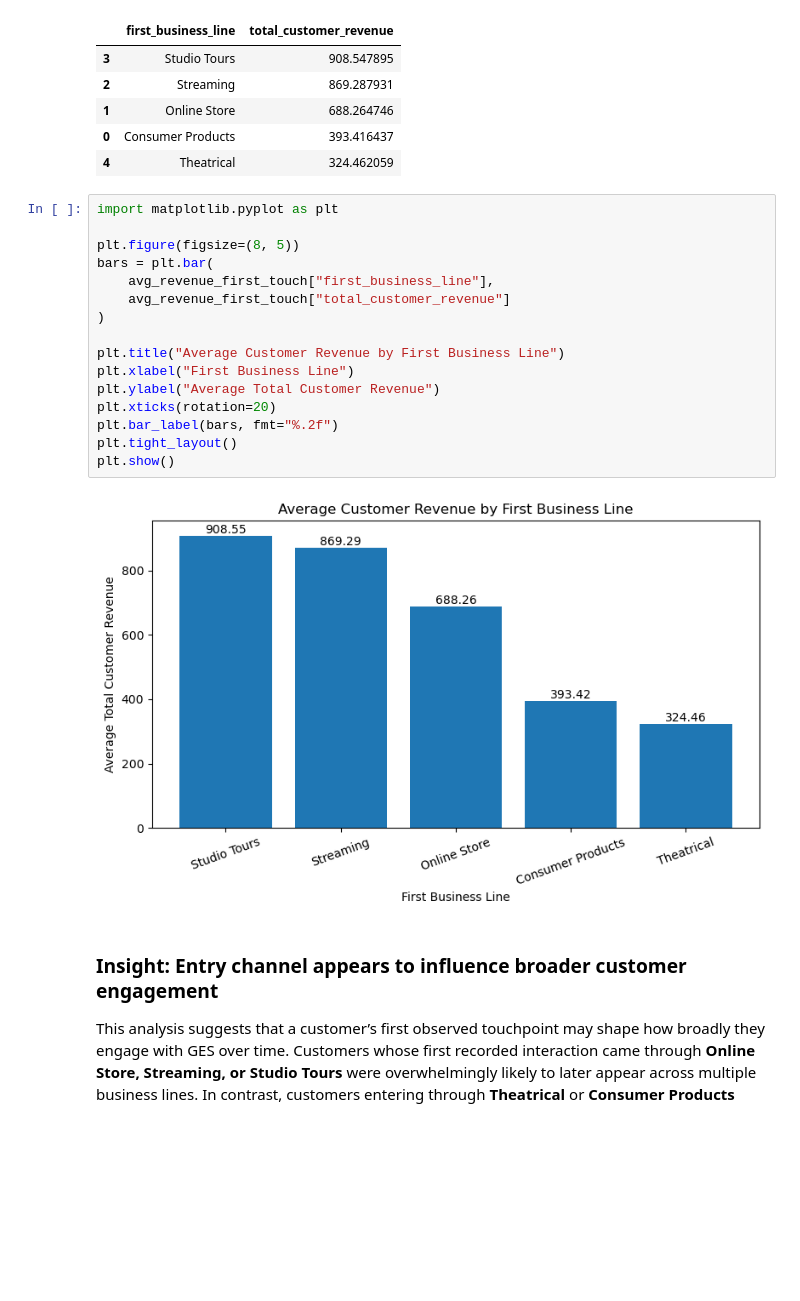
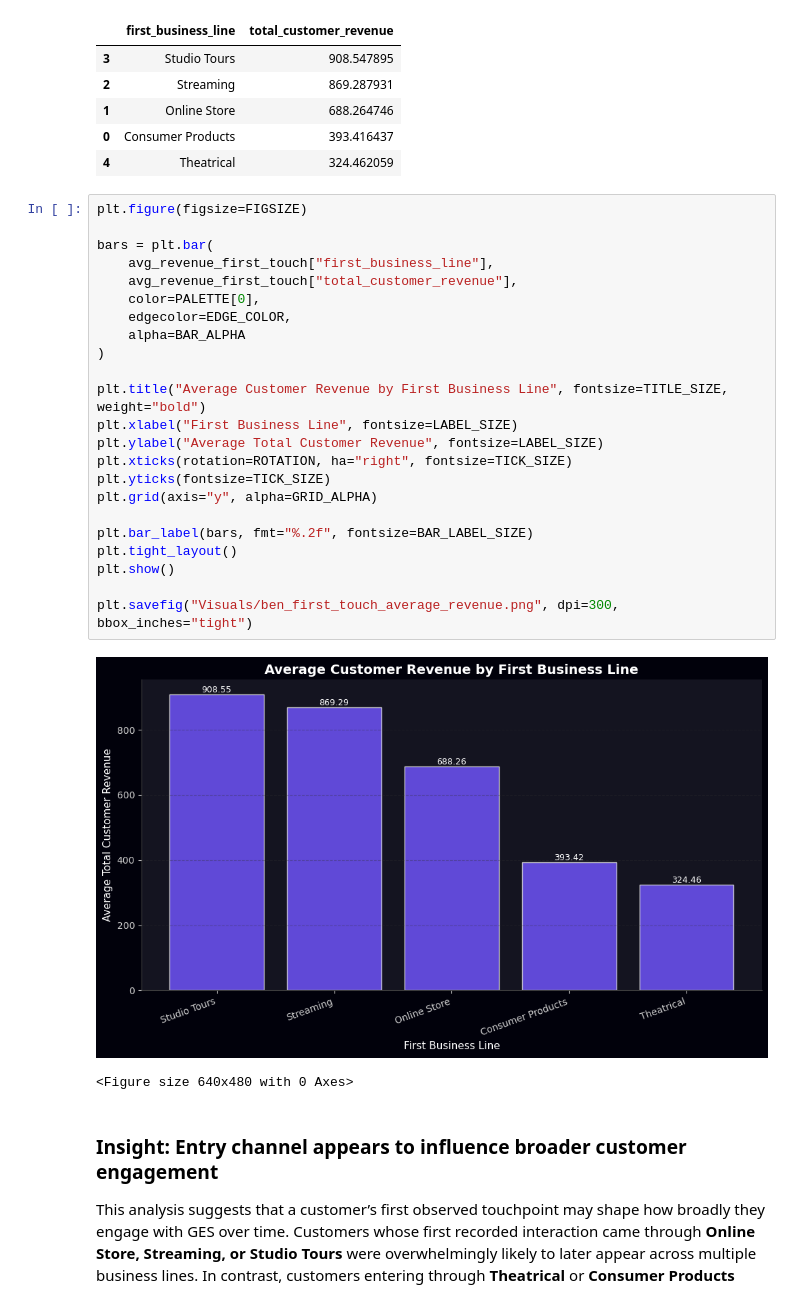
Before and after one commit to benjamint24/ITC-2026, a Jupyter notebook: ben_itc_eda.ipynb, the cells around one changed output. Drawn from its saved outputs; the diff is of its cells as text; blank space fills up the shorter version.

```diff
--- a/ben_itc_eda.ipynb
+++ b/ben_itc_eda.ipynb
@@ -159,23 +206,31 @@ avg_revenue_first_touch
 | 0 | Consumer Products | 393.416437 |
 | 4 | Theatrical | 324.462059 |
 # %%
-import matplotlib.pyplot as plt
+plt.figure(figsize=FIGSIZE)
 
-plt.figure(figsize=(8, 5))
 bars = plt.bar(
     avg_revenue_first_touch["first_business_line"],
-    avg_revenue_first_touch["total_customer_revenue"]
+    avg_revenue_first_touch["total_customer_revenue"],
+    color=PALETTE[0],
+    edgecolor=EDGE_COLOR,
+    alpha=BAR_ALPHA
 )
 
-plt.title("Average Customer Revenue by First Business Line")
-plt.xlabel("First Business Line")
-plt.ylabel("Average Total Customer Revenue")
-plt.xticks(rotation=20)
-plt.bar_label(bars, fmt="%.2f")
+plt.title("Average Customer Revenue by First Business Line", fontsize=TITLE_SIZE, weight="bold")
+plt.xlabel("First Business Line", fontsize=LABEL_SIZE)
+plt.ylabel("Average Total Customer Revenue", fontsize=LABEL_SIZE)
+plt.xticks(rotation=ROTATION, ha="right", fontsize=TICK_SIZE)
+plt.yticks(fontsize=TICK_SIZE)
+plt.grid(axis="y", alpha=GRID_ALPHA)
+
+plt.bar_label(bars, fmt="%.2f", fontsize=BAR_LABEL_SIZE)
 plt.tight_layout()
 plt.show()
+
+plt.savefig("Visuals/ben_first_touch_average_revenue.png", dpi=300, bbox_inches="tight")
 # %% [output]
-[figure, old version]
+[figure, new version]
+<Figure size 640x480 with 0 Axes>
 # %% [markdown]
 ### Insight: Entry channel appears to influence broader customer engagement
 
```
Also changed, not shown: parts of 4 cells of this notebook, 15 other files.
